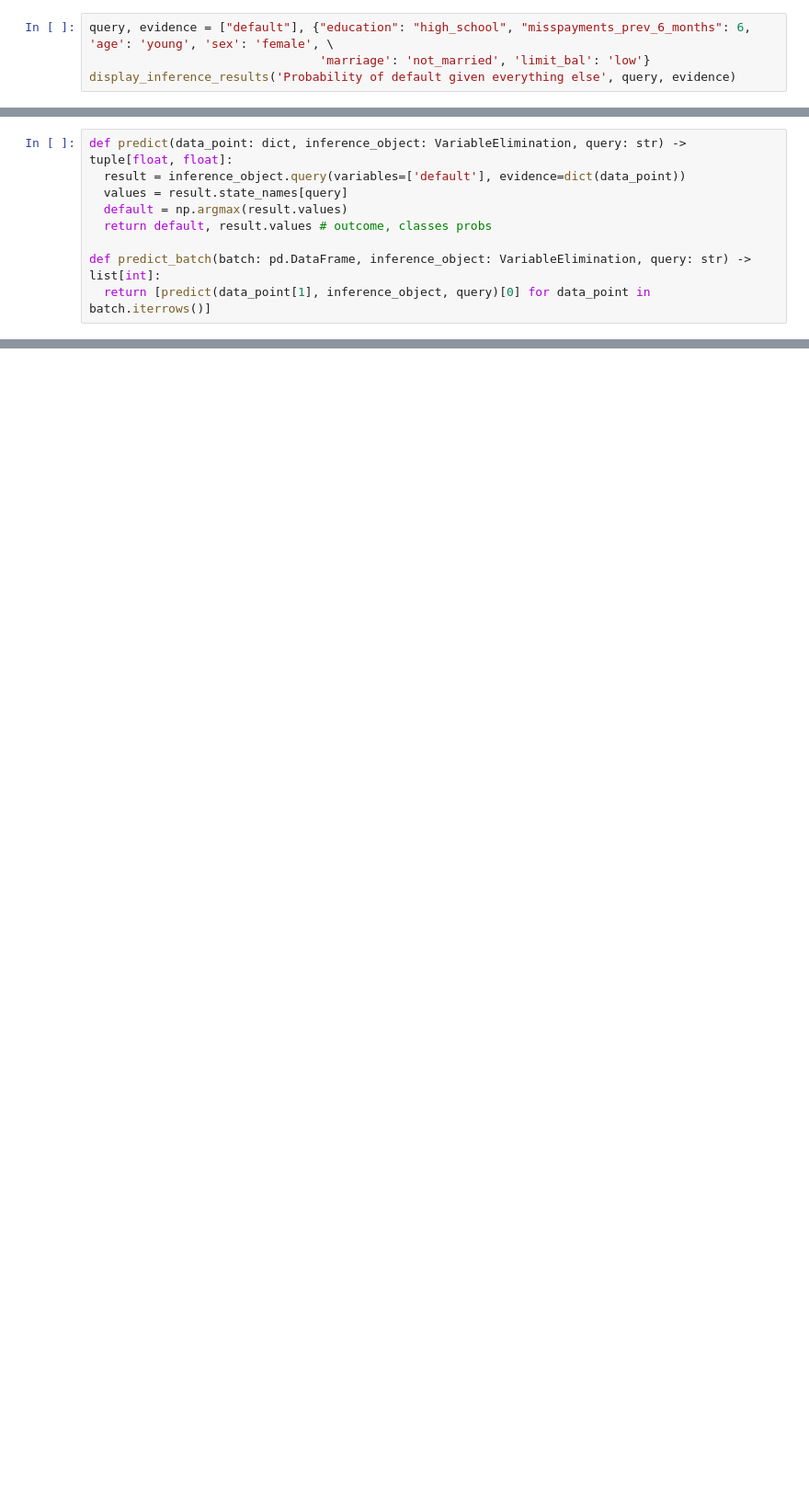
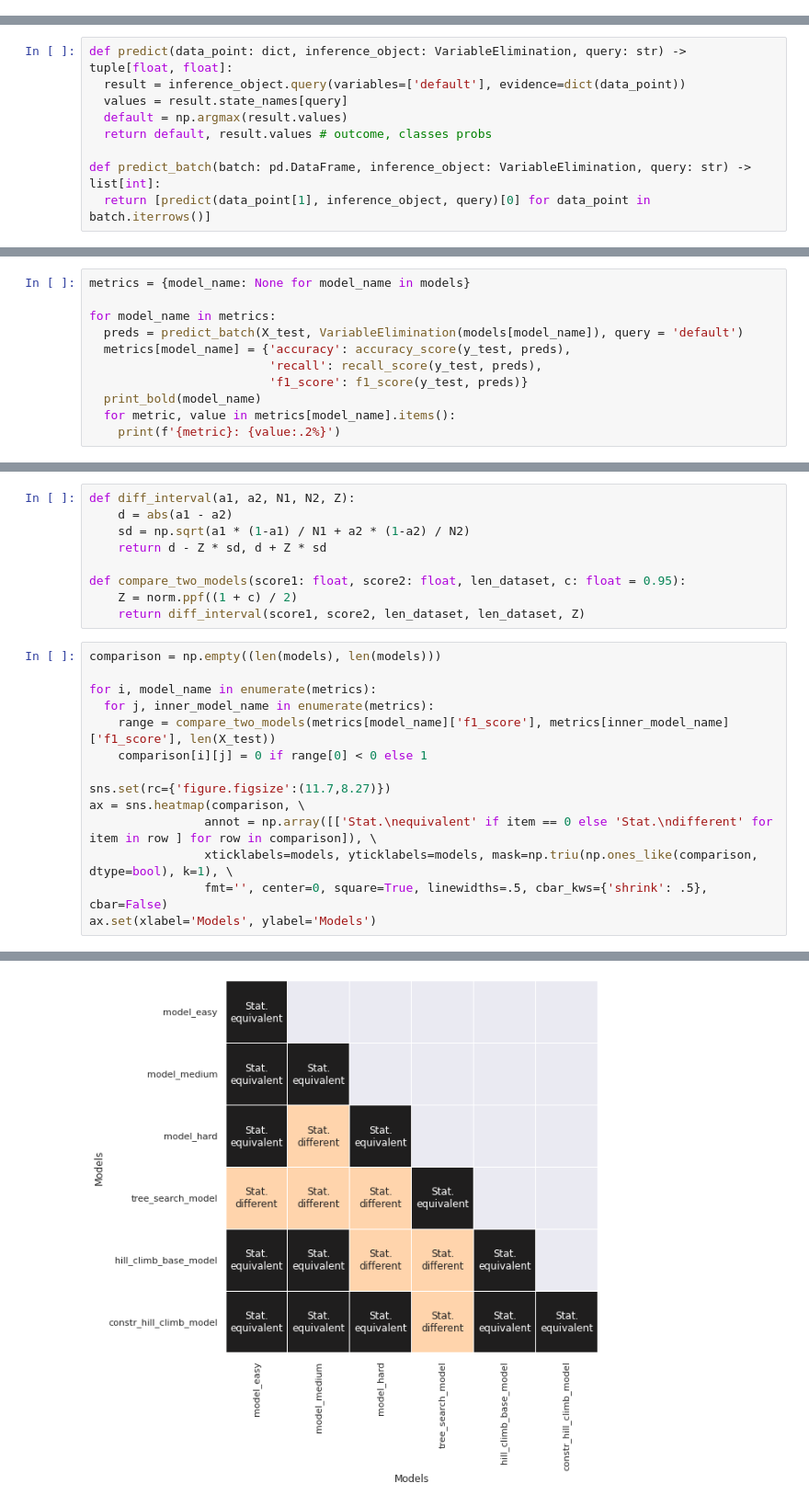
Before and after one commit to lorenzobalzani/bayesian-network-credit-cards, a Jupyter notebook: bayesian_network_credit_cards_default.ipynb, the cells around one changed output, grey strips where cells are left out. Shown at 92% size. Cells and saved outputs as stored; diff of their text form; blank space fills up the shorter version.

Commit message:
perform statistical comparison between models

```diff
--- a/bayesian_network_credit_cards_default.ipynb
+++ b/bayesian_network_credit_cards_default.ipynb
@@ -571,9 +763,5 @@ sns.barplot(x = list(inference_df.keys()), y=list(inference_df.values()) , palet
 [figure]
 # %% [markdown]
 We can see that hill_climb_base_model_ seems to be heavily biased against sex, in particular probability of credit card default is heavily influenced by sex.
-# %%
-query, evidence = ["default"], {"education": "high_school", "misspayments_prev_6_months": 6, 'age': 'young', 'sex': 'female', \
-                                'marriage': 'not_married', 'limit_bal': 'low'}
-display_inference_results('Probability of default given everything else', query, evidence)
 # %% [markdown]
 # Quantitative model evalution
@@ -626,0 +779,11 @@ print(f'F1-Score {f1_score(y_test, preds):.2%}')
+# %%
+metrics = {model_name: None for model_name in models}
+
+for model_name in metrics:
+  preds = predict_batch(X_test, VariableElimination(models[model_name]), query = 'default')
+  metrics[model_name] = {'accuracy': accuracy_score(y_test, preds),
+                         'recall': recall_score(y_test, preds),
+                         'f1_score': f1_score(y_test, preds)}
+  print_bold(model_name)
+  for metric, value in metrics[model_name].items():
+    print(f'{metric}: {value:.2%}')
@@ -626,0 +813,24 @@ print(f'F1-Score {f1_score(y_test, preds):.2%}')
+# %%
+def diff_interval(a1, a2, N1, N2, Z):
+    d = abs(a1 - a2)
+    sd = np.sqrt(a1 * (1-a1) / N1 + a2 * (1-a2) / N2)
+    return d - Z * sd, d + Z * sd
+
+def compare_two_models(score1: float, score2: float, len_dataset, c: float = 0.95):
+    Z = norm.ppf((1 + c) / 2)
+    return diff_interval(score1, score2, len_dataset, len_dataset, Z)
+# %%
+comparison = np.empty((len(models), len(models)))
+
+for i, model_name in enumerate(metrics):
+  for j, inner_model_name in enumerate(metrics):
+    range = compare_two_models(metrics[model_name]['f1_score'], metrics[inner_model_name]['f1_score'], len(X_test))
+    comparison[i][j] = 0 if range[0] < 0 else 1
+
+sns.set(rc={'figure.figsize':(11.7,8.27)})
+ax = sns.heatmap(comparison, \
+                annot = np.array([['Stat.\nequivalent' if item == 0 else 'Stat.\ndifferent' for item in row ] for row in comparison]), \
+                xticklabels=models, yticklabels=models, mask=np.triu(np.ones_like(comparison, dtype=bool), k=1), \
+                fmt='', center=0, square=True, linewidths=.5, cbar_kws={'shrink': .5}, cbar=False)
+ax.set(xlabel='Models', ylabel='Models')
+# %% [output]
@@ -626,0 +838 @@ print(f'F1-Score {f1_score(y_test, preds):.2%}')
+[figure, added]
```
Also changed, not shown: parts of 28 cells of this notebook.
